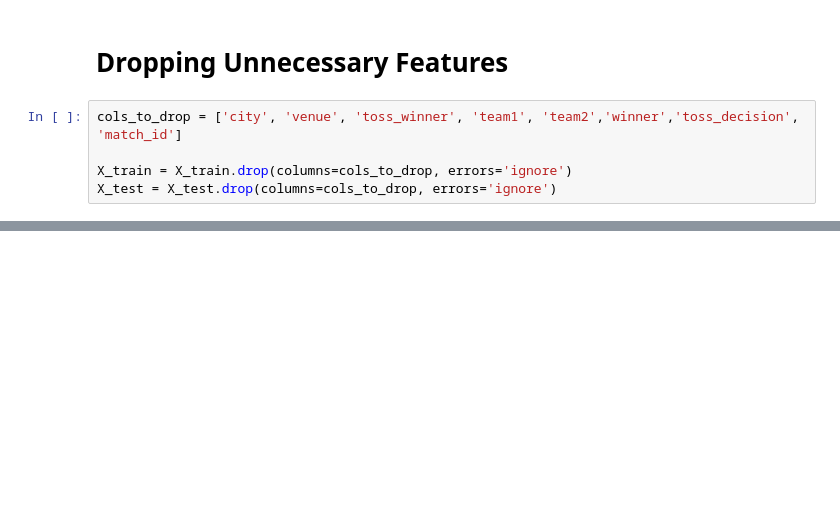
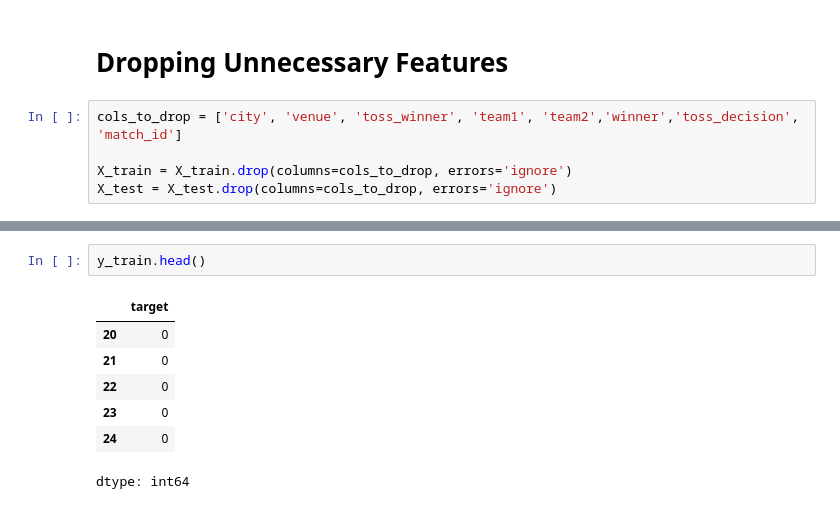
Before and after one commit to Jana1805/ML-Assignment, a Jupyter notebook: notebooks/RandomForest.ipynb, the cells around one changed output, grey strips where cells are left out. Saved outputs shown, nothing was run; the diff lists cells and outputs as text; blank space fills up the shorter version.

```diff
--- a/notebooks/RandomForest.ipynb
+++ b/notebooks/RandomForest.ipynb
@@ -459,0 +481,10 @@ X_test = X_test.drop(columns=cols_to_drop, errors='ignore')
+# %%
+y_train.head()
+# %% [output]
+|  | target |
+| 20 | 0 |
+| 21 | 0 |
+| 22 | 0 |
+| 23 | 0 |
+| 24 | 0 |
+dtype: int64
```
Also changed, not shown: parts of 3 cells of this notebook.
